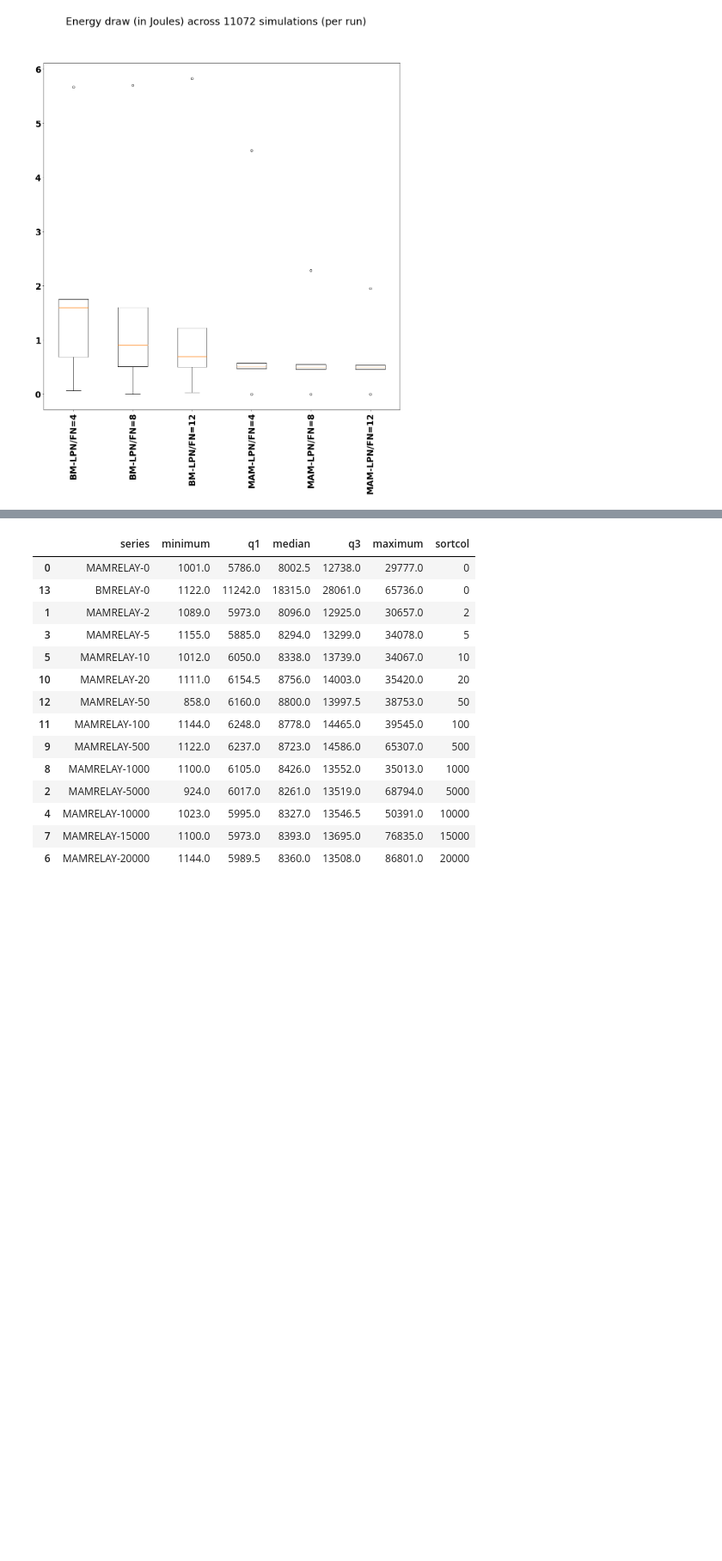
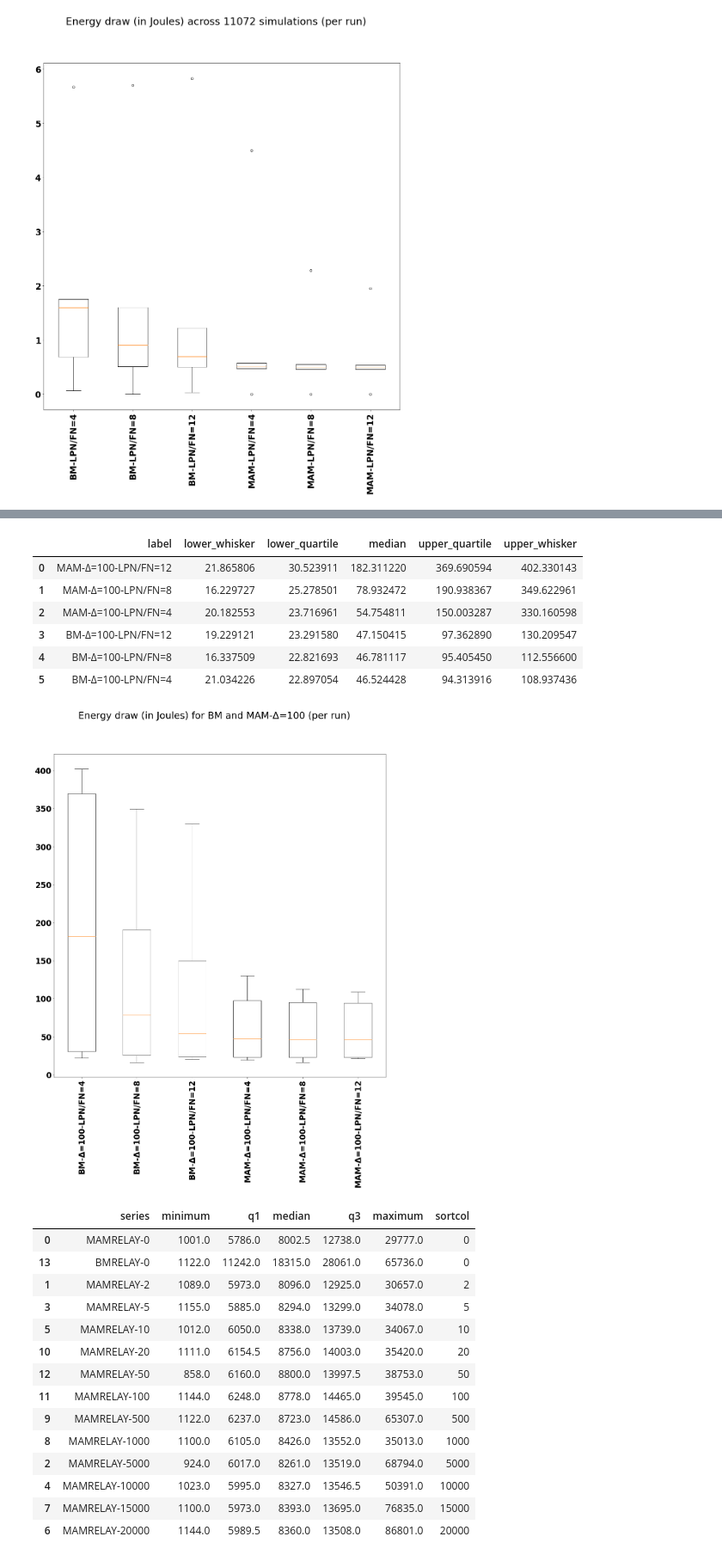
Before and after one commit to marcelopaulon/PUC-Rio, a Jupyter notebook: showcases/projects/mam/MAM-LARGE-Analysis.ipynb, the cells around one changed output, grey strips where cells are left out. Shown: that part at 86% size. Saved outputs shown, nothing was run; the diff lists cells and outputs as text; code cells hidden in the pictures; blank space fills up the shorter version.

```diff
--- a/showcases/projects/mam/MAM-LARGE-Analysis.ipynb
+++ b/showcases/projects/mam/MAM-LARGE-Analysis.ipynb
@@ -408,3 +408,17 @@ getBoxPlotData(labels, bp)
 | 4 | BM-LPN/FN=8 | 0.459441 | 0.459441 | 0.505953 | 0.550066 | 0.550066 |
 | 5 | BM-LPN/FN=4 | 0.459400 | 0.459400 | 0.499951 | 0.538752 | 0.538752 |
 [figure]
+# %%
+energyDrawBPdata100 = pd.read_sql_query('''
+WITH raw_data AS (
+
+SELECT CONCAT(relay_type,'-',lpn_fn_ratio) as series, sum(cast(value as DOUBLE PRECISION)*-1.0) as value
+      from scalars
+      where name='residualEnergyCapacity:last' and (relay_type='BMRELAY' or delta_ms=100)
+      group by node_amount, area_sq_m, lpn_fn_ratio, relay_type, delta_ms, speed_ms, series, rep, name
+
+),
+
+''' + BP_QUERY_SUFFIX, cnx)
+
+energyDrawBPdata100
@@ -411,3 +433,43 @@ getBoxPlotData(labels, bp)
+# %%
+energyDrawBPdata100['sortcol1'] = pd.DataFrame(energyDrawBPdata100['series'].str.split('-').str[0])
+energyDrawBPdata100['sortcol2'] = pd.DataFrame(pd.to_numeric(energyDrawBPdata100['series'].str.split('-').str[1]))
+
+energyDrawBPdata100 = energyDrawBPdata100.sort_values(by=['sortcol1','sortcol2'])
+
+# Create a figure instance
+fig = plt.figure(1, figsize=(18, 18))
+
+# Create an axes instance
+ax = fig.add_subplot(111)
+
+labels = energyDrawBPdata100['series'].str.replace('RELAY-','-Δ=100-LPN/FN=')
+
+data = []
+
+for row in energyDrawBPdata100.iterrows():
+    x = row[1]
+    data.append([x['minimum'], x['q1'], x['median'], x['q3'], x['maximum']])
+
+bp = ax.boxplot(data, showfliers=True)
+
+plt.suptitle('Energy draw (in Joules) for BM and MAM-Δ=100 (per run)')
+
+plt.xticks(rotation='90.0')
+ax.set_xticklabels(labels)
+
+# Save the figure
+fig.savefig('mamset-fig2-100.png', bbox_inches='tight', dpi=150)
+
+getBoxPlotData(labels, bp)
+# %% [output]
+|  | label | lower_whisker | lower_quartile | median | upper_quartile | upper_whisker |
+| 0 | MAM-Δ=100-LPN/FN=12 | 21.865806 | 30.523911 | 182.311220 | 369.690594 | 402.330143 |
+| 1 | MAM-Δ=100-LPN/FN=8 | 16.229727 | 25.278501 | 78.932472 | 190.938367 | 349.622961 |
+| 2 | MAM-Δ=100-LPN/FN=4 | 20.182553 | 23.716961 | 54.754811 | 150.003287 | 330.160598 |
+| 3 | BM-Δ=100-LPN/FN=12 | 19.229121 | 23.291580 | 47.150415 | 97.362890 | 130.209547 |
+| 4 | BM-Δ=100-LPN/FN=8 | 16.337509 | 22.821693 | 46.781117 | 95.405450 | 112.556600 |
+| 5 | BM-Δ=100-LPN/FN=4 | 21.034226 | 22.897054 | 46.524428 | 94.313916 | 108.937436 |
+[figure, added]
 # %%
 uniqueDataPacketsBPData = pd.read_sql_query('''
 WITH raw_data AS (
```
Also changed, not shown: parts of 4 cells of this notebook, 3 other files.
